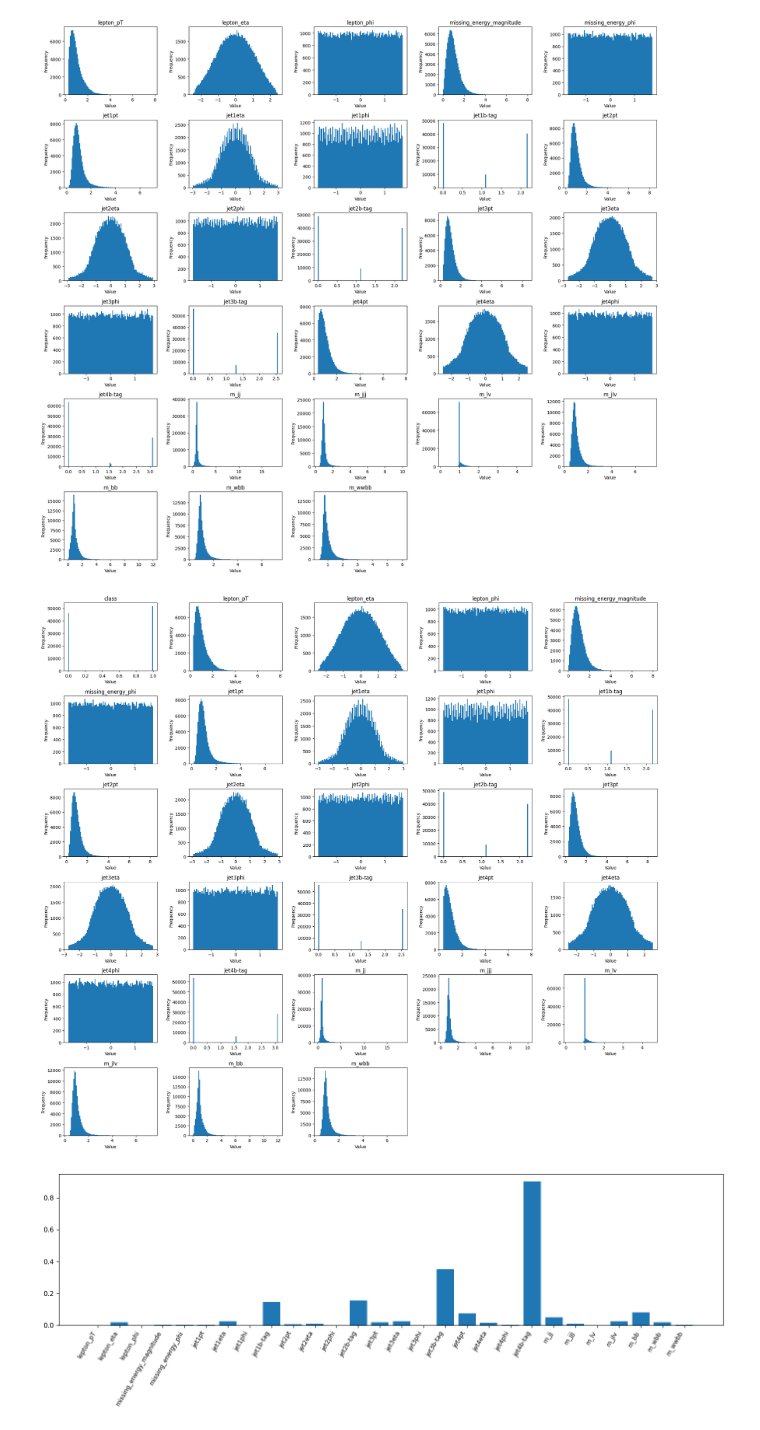
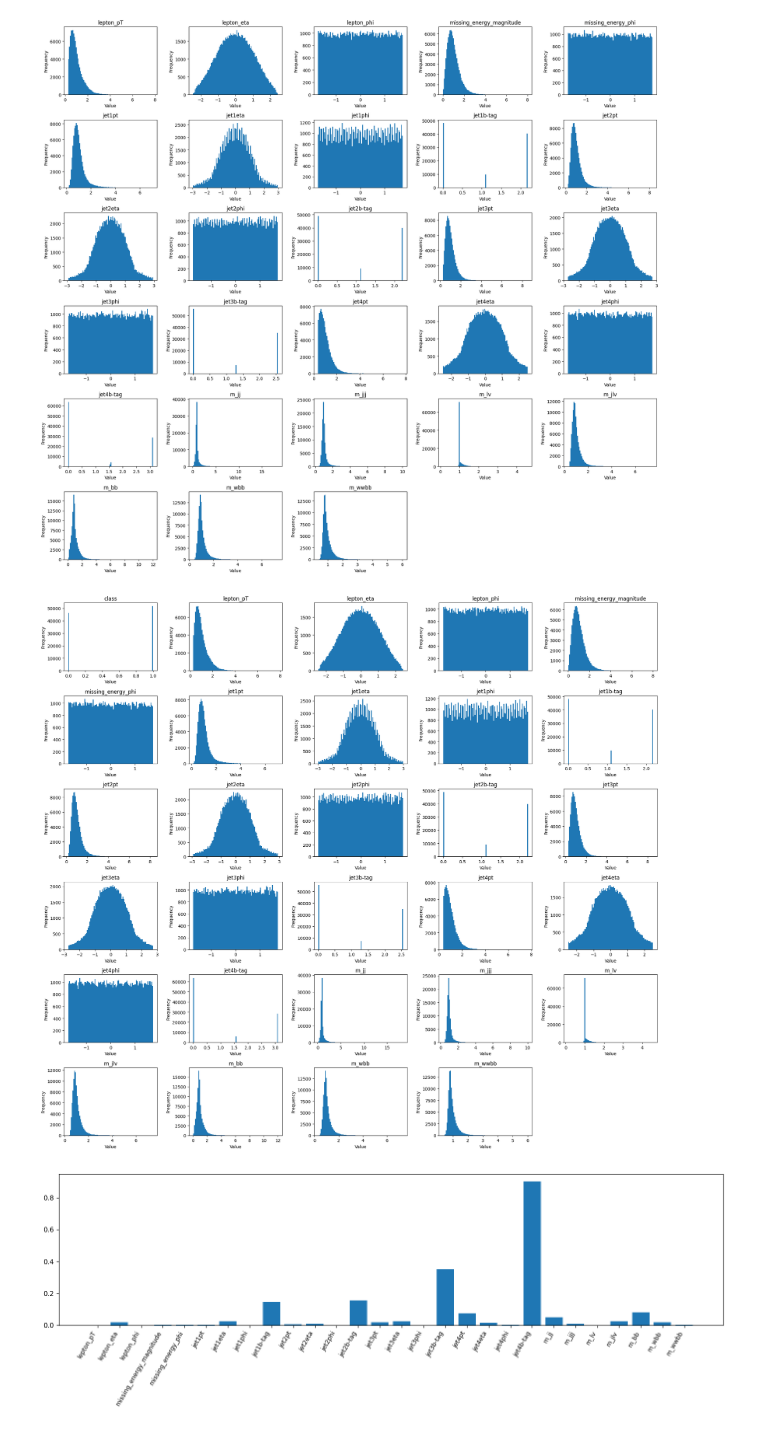
Before and after one commit to ABoldetti/statistics_and_ML, a Jupyter notebook: W5/ex_higgs.ipynb, the cells around one changed output. Saved outputs shown, nothing was run; the diff lists cells and outputs as text; code cells hidden in the pictures.

```diff
--- a/W5/ex_higgs.ipynb
+++ b/W5/ex_higgs.ipynb
@@ -81,7 +86,7 @@ plt.show()
 # %% [output]
 [figure]
 # %%
-n_features = min(29, predicted_dataset.shape[1])
+n_features = predicted_dataset.shape[1]
 n_cols = 5
 n_rows = (n_features + n_cols - 1) // n_cols
 
@@ -104,28 +109,28 @@ plt.show()
 # %% [output]
 [figure]
 # %%
-n_features = min(29, predicted_dataset.shape[1])
+n_features = df.shape[1]
 n_cols = 5
 n_rows = (n_features + n_cols - 1) // n_cols
 
 fig, axes = plt.subplots(n_rows, n_cols, figsize=(4 * n_cols, 3 * n_rows))
 axes = axes.ravel()
 
 for i in range(n_features):
     # axes[i].hist(revert_dataset[:, i], bins=100)
     axes[i].hist(df.to_numpy()[:, i], bins = 100)
     axes[i].set_title(df.columns[i])
     axes[i].set_xlabel("Value")
     axes[i].set_ylabel("Frequency")
 
 # Hide empty subplots
 for j in range(n_features, len(axes)):
     axes[j].axis("off")
 
 plt.tight_layout()
 plt.show()
 # %% [output]
-[figure, old version]
+[figure, new version]
 # %%
 import numpy as np
 
```
Also changed, not shown: parts of 5 cells of this notebook.
